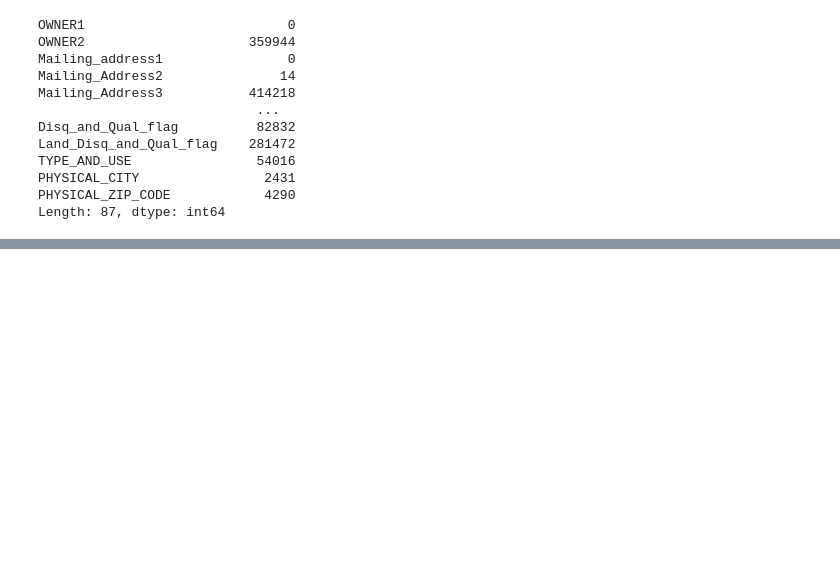
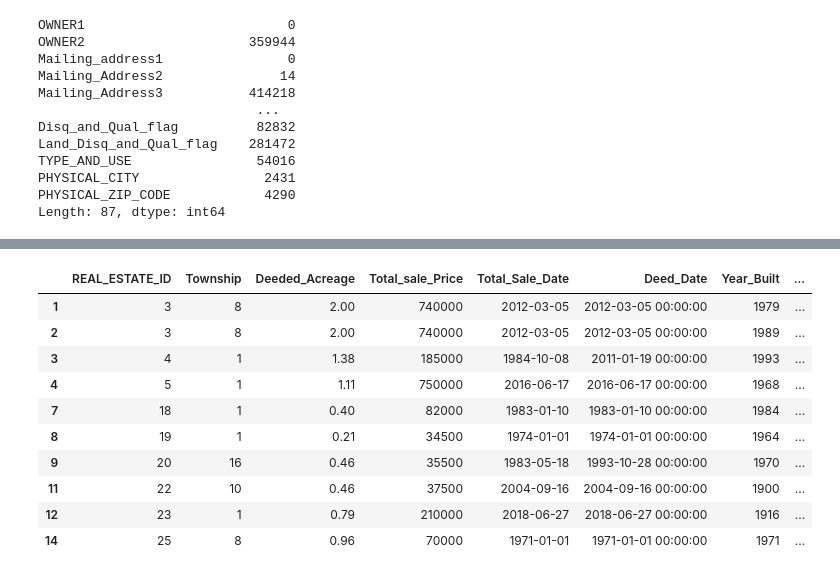
Before and after one commit to jkehm/Wake-County-Housing, a Jupyter notebook: Notebooks/Cleaning_Data_JAK.ipynb, the cells around one changed output, grey strips where cells are left out. Drawn from its saved outputs; the diff is of its cells as text; code cells hidden in the pictures; blank space fills up the shorter version.

```diff
--- a/Notebooks/Cleaning_Data_JAK.ipynb
+++ b/Notebooks/Cleaning_Data_JAK.ipynb
@@ -99,0 +109,16 @@ cleaner_wake_df.head(10)
+# %%
+# Dropping null values
+cleaner_wake_df = cleaner_wake_df.dropna()
+cleaner_wake_df.head(10)
+# %% [output]
+|  | REAL_ESTATE_ID | Township | Deeded_Acreage | Total_sale_Price | Total_Sale_Date | Deed_Date | Year_Built | ... |
+| 1 | 3 | 8 | 2.00 | 740000 | 2012-03-05 | 2012-03-05 00:00:00 | 1979 | ... |
+| 2 | 3 | 8 | 2.00 | 740000 | 2012-03-05 | 2012-03-05 00:00:00 | 1989 | ... |
+| 3 | 4 | 1 | 1.38 | 185000 | 1984-10-08 | 2011-01-19 00:00:00 | 1993 | ... |
+| 4 | 5 | 1 | 1.11 | 750000 | 2016-06-17 | 2016-06-17 00:00:00 | 1968 | ... |
+| 7 | 18 | 1 | 0.40 | 82000 | 1983-01-10 | 1983-01-10 00:00:00 | 1984 | ... |
+| 8 | 19 | 1 | 0.21 | 34500 | 1974-01-01 | 1974-01-01 00:00:00 | 1964 | ... |
+| 9 | 20 | 16 | 0.46 | 35500 | 1983-05-18 | 1993-10-28 00:00:00 | 1970 | ... |
+| 11 | 22 | 10 | 0.46 | 37500 | 2004-09-16 | 2004-09-16 00:00:00 | 1900 | ... |
+| 12 | 23 | 1 | 0.79 | 210000 | 2018-06-27 | 2018-06-27 00:00:00 | 1916 | ... |
+| 14 | 25 | 8 | 0.96 | 70000 | 1971-01-01 | 1971-01-01 00:00:00 | 1971 | ... |
```
Also changed, not shown: parts of 26 cells of this notebook.
